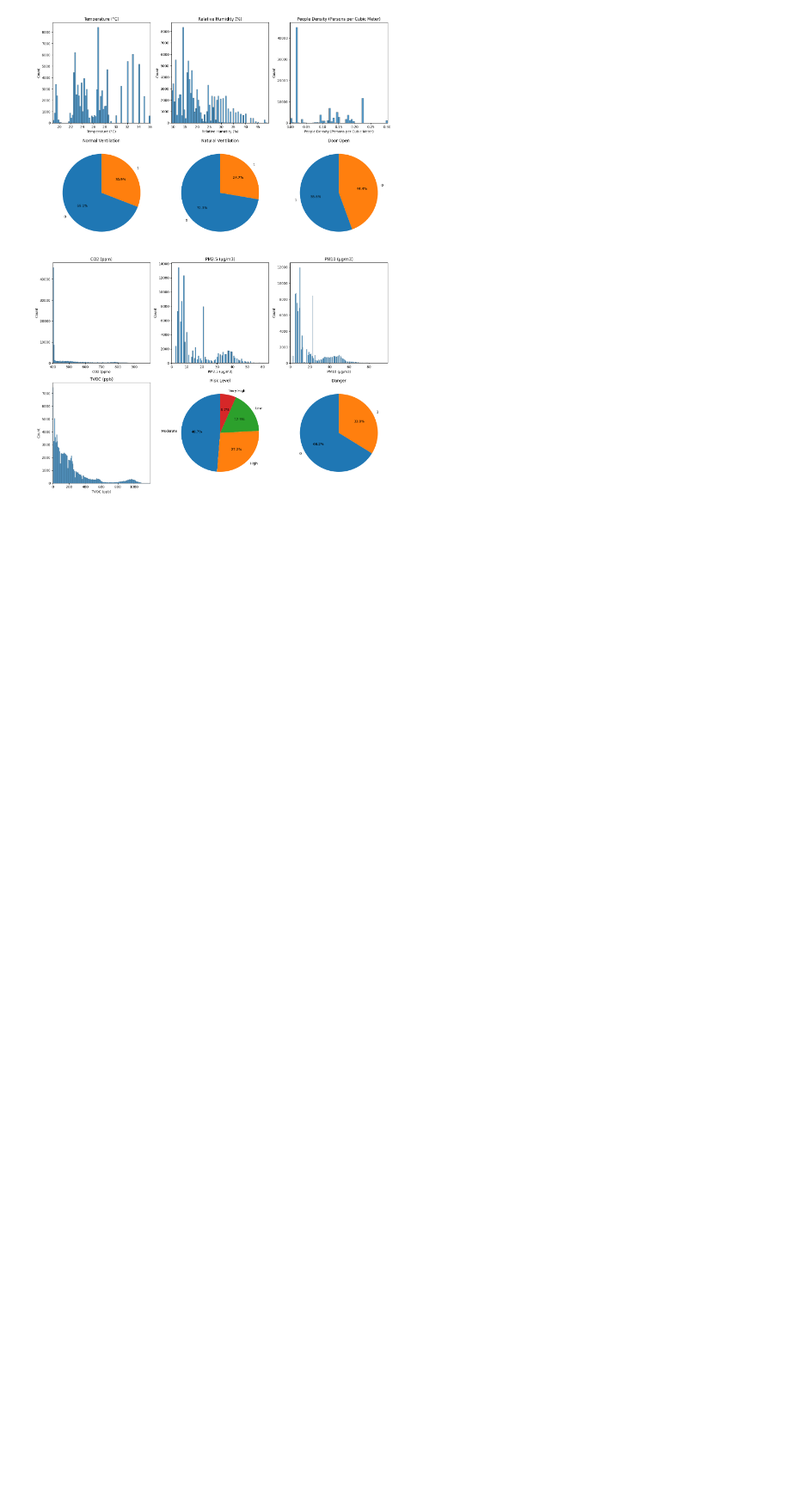
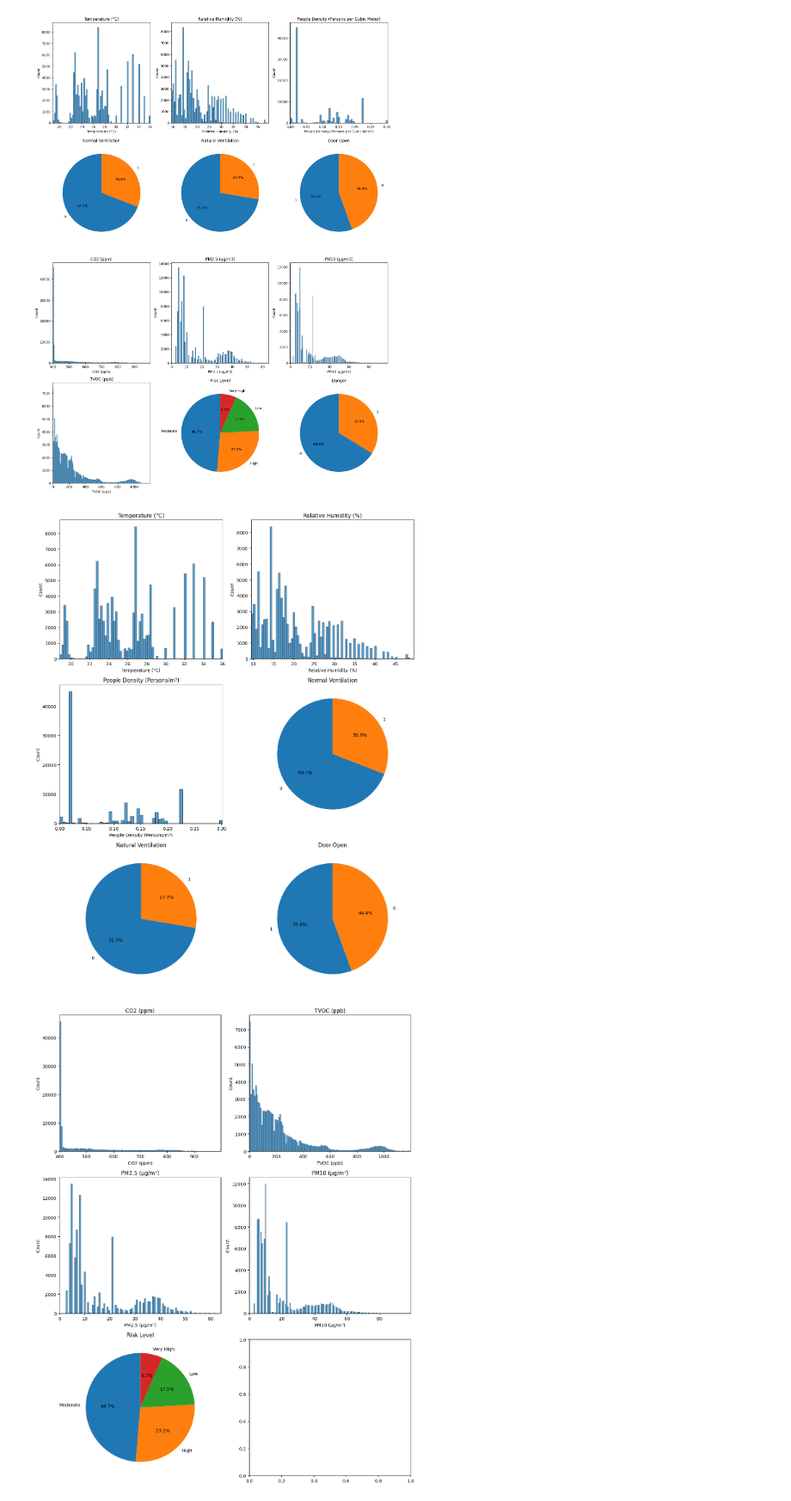
Before and after one commit to arielposada/tabular-data-to-images, a Jupyter notebook: VortexFeaturePositioning/Covid/dataset_description.ipynb, the cells around one changed output. Shown at 86% size. Drawn from its saved outputs; the diff is of its cells as text; code cells hidden in the pictures; blank space fills up the shorter version.

```diff
--- a/VortexFeaturePositioning/Covid/dataset_description.ipynb
+++ b/VortexFeaturePositioning/Covid/dataset_description.ipynb
@@ -64,3 +64,76 @@ plt.tight_layout()
 plt.show()
 # %% [output]
 [figure]
+# %%
+import pandas as pd
+import matplotlib.pyplot as plt
+import seaborn as sns
+import numpy as np
+
+# Load dataset
+df = pd.read_csv('dataset_nuevo_corregido.csv')
+
+# Filter to clean outliers
+df = df[df["Humidity"] < 50]
+df = df[df["Temperature"] < 50]
+df = df[df["PM2.5"] < 100]
+df = df[df["PM10"] < 100]
+df = df[df["CO2"] < 1000]
+df = df[df["TVOC"] < 1200]
+
+# Define utility functions
+def get_bins(series):
+    return np.histogram_bin_edges(series.dropna(), bins='auto')
+
+def set_histogram(ax, series, xlabel):
+    bins = get_bins(series)
+    sns.histplot(x=series, ax=ax, kde=False, bins=bins)
+    ax.set_xlabel(xlabel)
+    ax.set_title(xlabel)
+    ax.set_xlim(series.min(), series.max())
+
+def set_pie(ax, series, title):
+    counts = series.value_counts()
+    ax.pie(counts, labels=counts.index, autopct='%1.1f%%', startangle=90)
+    ax.set_title(title)
+
+# ----------------- FIGURE 1 -----------------
+fig1, axes1 = plt.subplots(nrows=3, ncols=2, figsize=(12, 15))
+plt.subplots_adjust(hspace=0.4, wspace=0.3)
+
+# Row 1
+set_histogram(axes1[0, 0], df["Temperature"], "Temperature (°C)")
+set_histogram(axes1[0, 1], df["Humidity"], "Relative Humidity (%)")
+
+# Row 2
+set_histogram(axes1[1, 0], df["People density"], "People Density (Persons/m³)")
+set_pie(axes1[1, 1], df["Normal ventilation"], "Normal Ventilation")
+
+# Row 3
+set_pie(axes1[2, 0], df["Natural ventilation"], "Natural Ventilation")
+set_pie(axes1[2, 1], df["Door open"], "Door Open")
+
+plt.tight_layout()
+plt.show()
+
+# ----------------- FIGURE 2 -----------------
+fig2, axes2 = plt.subplots(nrows=3, ncols=2, figsize=(12, 15))
+plt.subplots_adjust(hspace=0.4, wspace=0.3)
+
+# Row 1
+set_histogram(axes2[0, 0], df["CO2"], "CO2 (ppm)")
+set_histogram(axes2[0, 1], df["TVOC"], "TVOC (ppb)")
+
+# Row 2
+set_histogram(axes2[1, 0], df["PM2.5"], "PM2.5 (µg/m³)")
+set_histogram(axes2[1, 1], df["PM10"], "PM10 (µg/m³)")
+
+# Row 3
+set_pie(axes2[2, 0], df["Risk_Label"], "Risk Level")
+#set_pie(axes2[2, 1], df["Risk"], "Danger")
+
+plt.tight_layout()
+plt.show()
+# %% [output]
+[figure, added]
+[figure, added]
```
Also changed, not shown: parts of 1 cell of this notebook.
